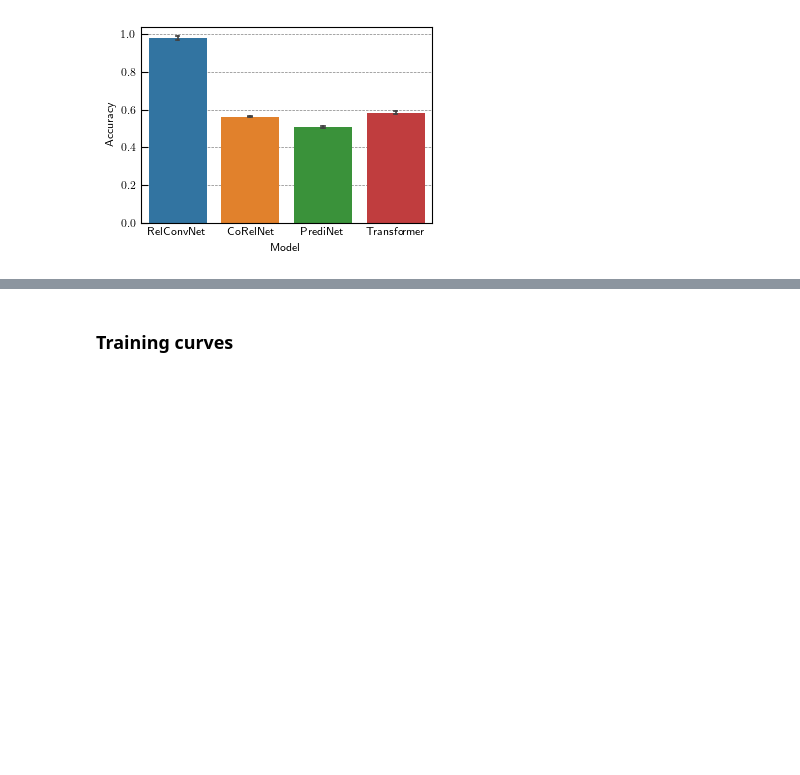
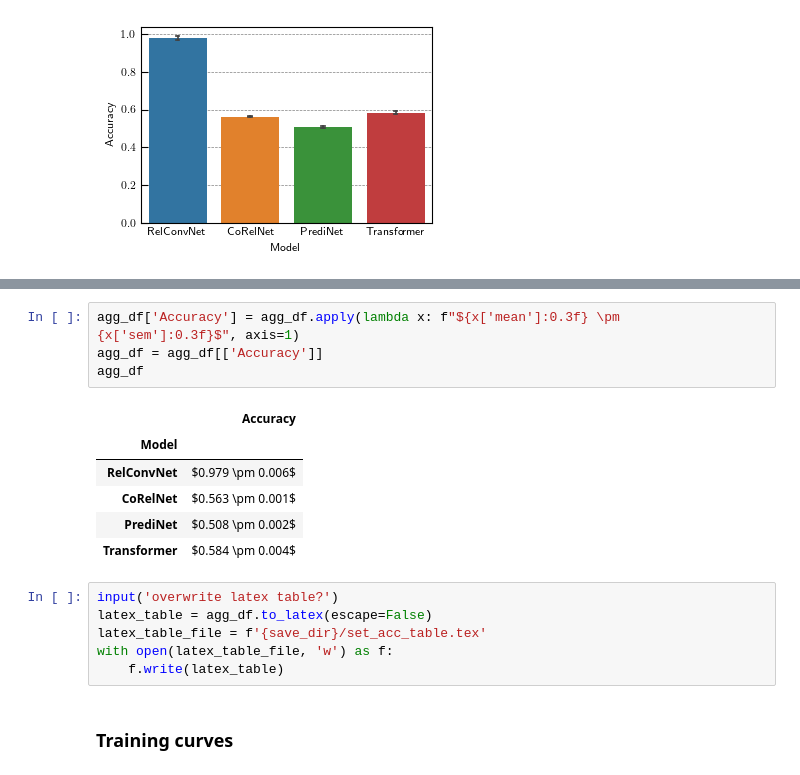
Before and after one commit to Awni00/relational-convolutions, a Jupyter notebook: paper_figures/generate_figures_tables.ipynb, the cells around one changed output, grey strips where cells are left out. Cells and saved outputs as stored; diff of their text form; blank space fills up the shorter version.

```diff
--- a/paper_figures/generate_figures_tables.ipynb
+++ b/paper_figures/generate_figures_tables.ipynb
@@ -399,3 +412,20 @@ fig.savefig(f'{save_dir}/contains_set_acc.pdf')
+# %%
+agg_df['Accuracy'] = agg_df.apply(lambda x: f"${x['mean']:0.3f} \pm {x['sem']:0.3f}$", axis=1)
+agg_df = agg_df[['Accuracy']]
+agg_df
+# %% [output]
+|  | Accuracy |
+| Model |  |
+| RelConvNet | $0.979 \pm 0.006$ |
+| CoRelNet | $0.563 \pm 0.001$ |
+| PrediNet | $0.508 \pm 0.002$ |
+| Transformer | $0.584 \pm 0.004$ |
+# %%
+input('overwrite latex table?')
+latex_table = agg_df.to_latex(escape=False)
+latex_table_file = f'{save_dir}/set_acc_table.tex'
+with open(latex_table_file, 'w') as f:
+    f.write(latex_table)
 # %% [markdown]
 ### Training curves
 # %%
```
Also changed, not shown: parts of 2 cells of this notebook.
